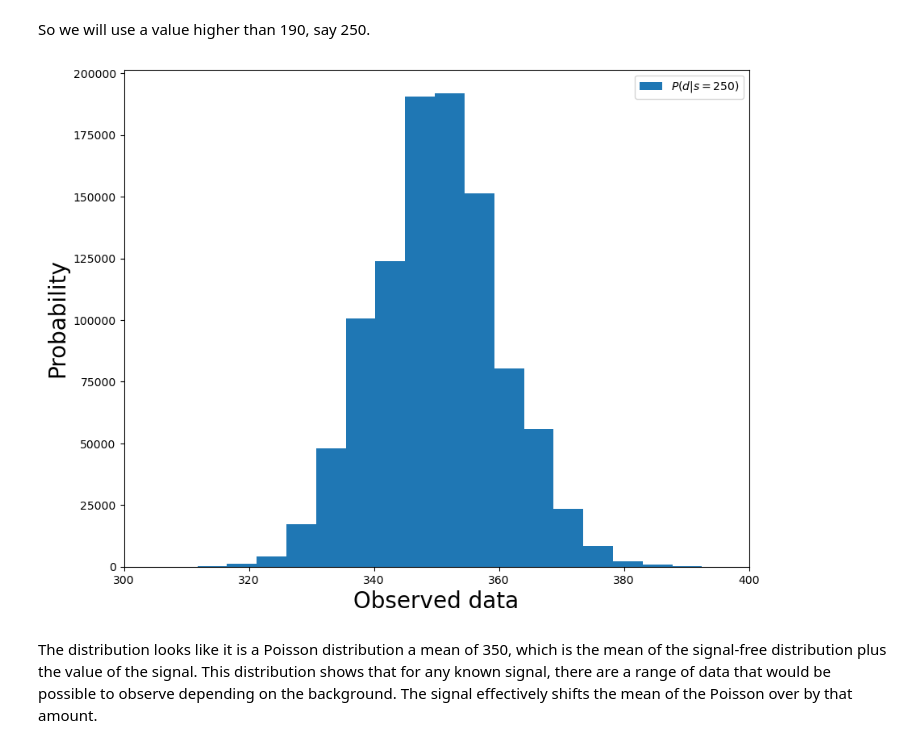
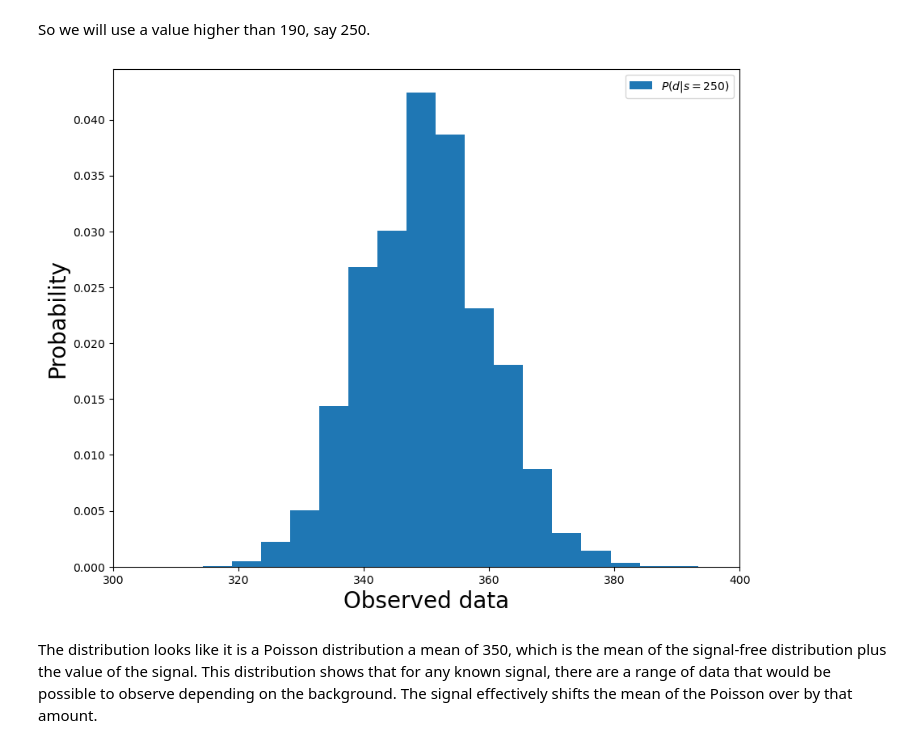
Before and after one commit to pgwart/PHYS434, a Jupyter notebook: lab6.ipynb, the cells around one changed output. Cells and saved outputs as stored; diff of their text form; code cells hidden in the pictures.

```diff
--- a/lab6.ipynb
+++ b/lab6.ipynb
@@ -41,16 +44,16 @@ So we will use a value higher than 190, say 250.
 # %%
 sig = 250
 data = bkg + 250
 
 fig,ax = plt.subplots()
 ax.set_ylabel('Probability', fontsize=20)
 ax.set_xlabel('Observed data', fontsize=20)
-ax.hist(data, label='$P(d|s=250)$', bins=20)
+ax.hist(data, label='$P(d|s=250)$', bins=20, density=True)
 plt.xlim(300,400)
 plt.legend()
 plt.show()
 # %% [output]
-[figure, old version]
+[figure, new version]
 # %% [markdown]
 The distribution looks like it is a Poisson distribution a mean of 350, which is the mean of the signal-free distribution plus the value of the signal. This distribution shows that for any known signal, there are a range of data that would be possible to observe depending on the background. The signal effectively shifts the mean of the Poisson over by that amount.
 # %% [markdown]
```
Also changed, not shown: parts of 5 cells of this notebook.
